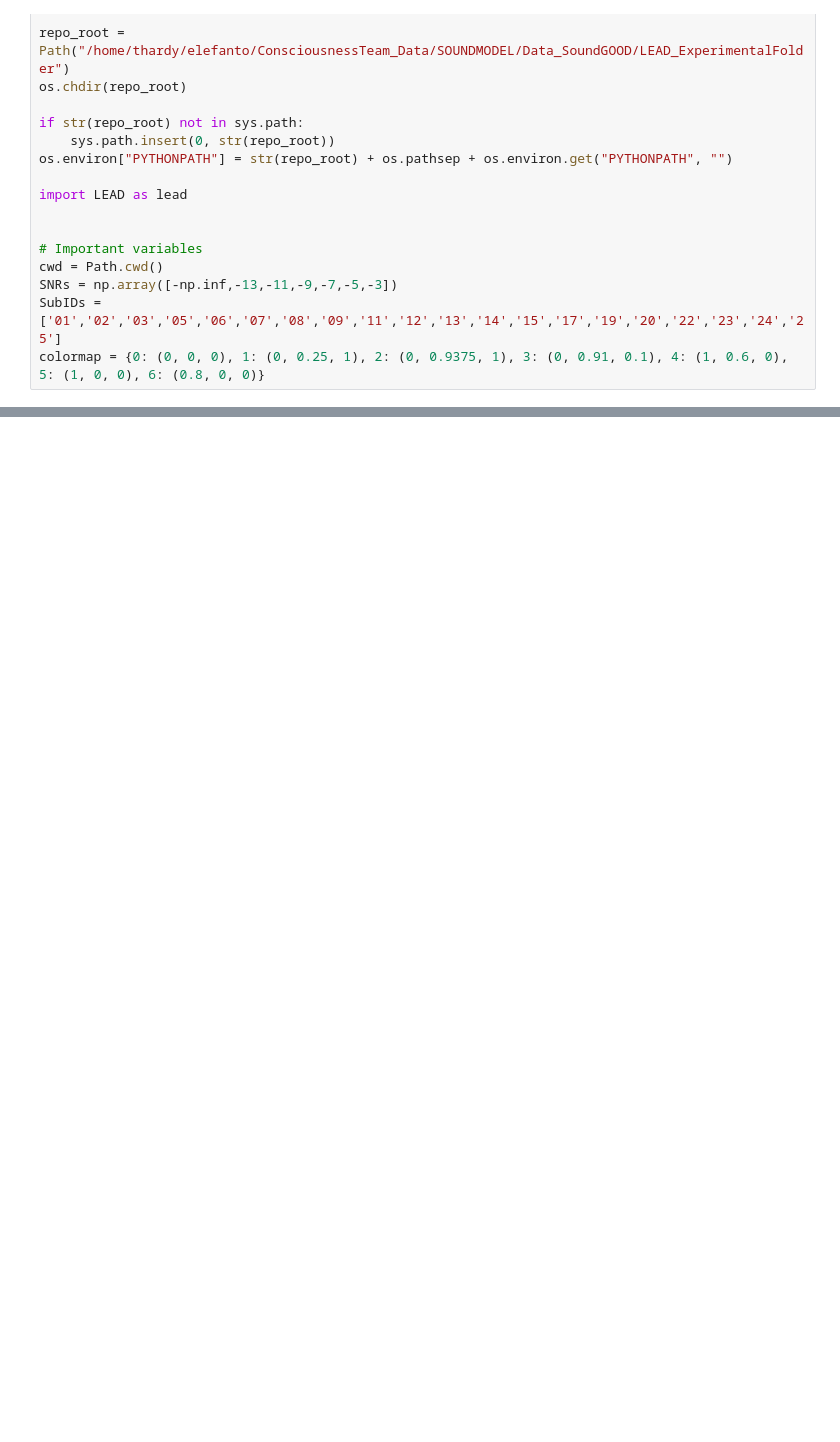
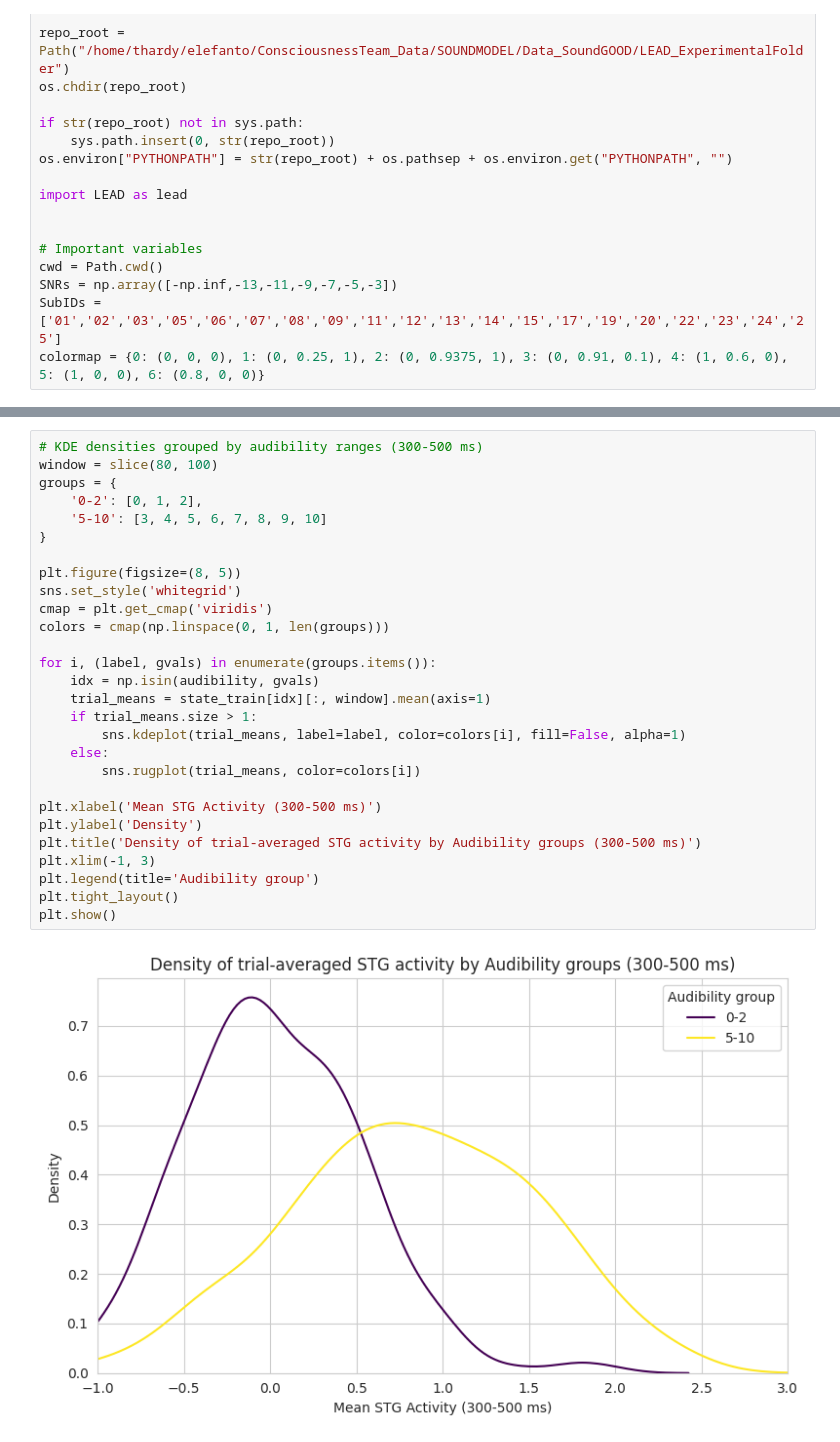
Before and after one commit to ThoHardy/SOUNDMODEL, a Jupyter notebook: Behavioral_Predictions.ipynb, the cells around one changed output, grey strips where cells are left out. Cells and saved outputs as stored; diff of their text form; blank space fills up the shorter version.

```diff
--- a/Behavioral_Predictions.ipynb
+++ b/Behavioral_Predictions.ipynb
@@ -65,0 +91,30 @@ array([ 0,  2,  1,  0,  0,  0, 10,  8,  0,  0, 10, 10,  9,  3,  8,  0,  0,
+# %%
+# KDE densities grouped by audibility ranges (300-500 ms)
+window = slice(80, 100)
+groups = {
+    '0-2': [0, 1, 2],
+    '5-10': [3, 4, 5, 6, 7, 8, 9, 10]
+}
+
+plt.figure(figsize=(8, 5))
+sns.set_style('whitegrid')
+cmap = plt.get_cmap('viridis')
+colors = cmap(np.linspace(0, 1, len(groups)))
+
+for i, (label, gvals) in enumerate(groups.items()):
+    idx = np.isin(audibility, gvals)
+    trial_means = state_train[idx][:, window].mean(axis=1)
+    if trial_means.size > 1:
+        sns.kdeplot(trial_means, label=label, color=colors[i], fill=False, alpha=1)
+    else:
+        sns.rugplot(trial_means, color=colors[i])
+
+plt.xlabel('Mean STG Activity (300-500 ms)')
+plt.ylabel('Density')
+plt.title('Density of trial-averaged STG activity by Audibility groups (300-500 ms)')
+plt.xlim(-1, 3)
+plt.legend(title='Audibility group')
+plt.tight_layout()
+plt.show()
+# %% [output]
+[figure, added]
```
Also changed, not shown: parts of 5 cells of this notebook.
